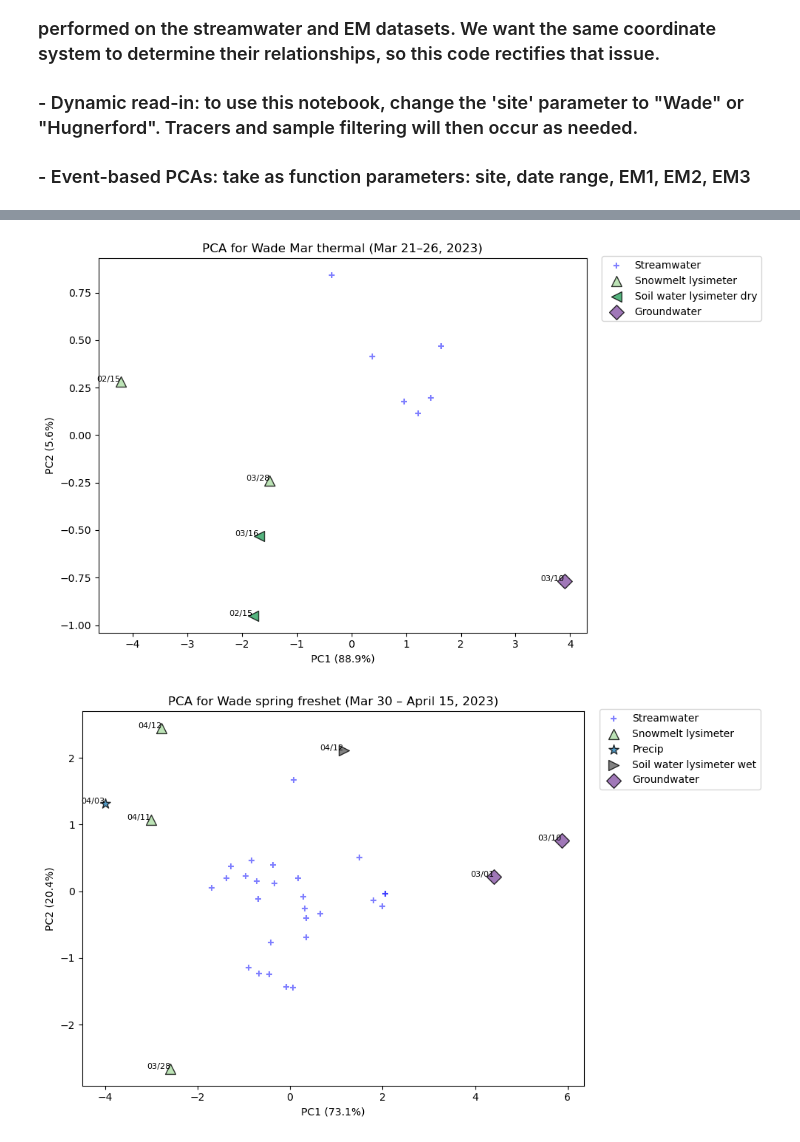
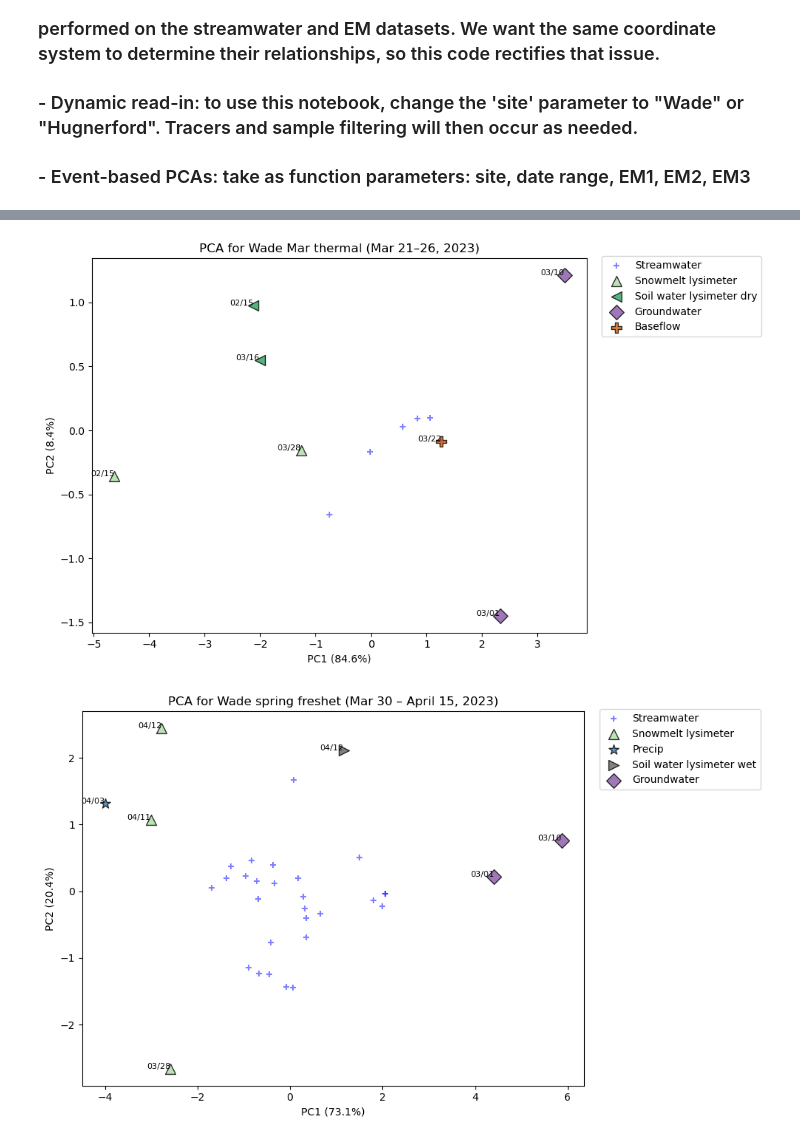
Before and after one commit to MeganEDuffy/EMMA, a Jupyter notebook: EMMA-single-PCA/Wade_Hungerford_2023_PCA_single-PCA-by-event.ipynb, the cells around one changed output, grey strips where cells are left out. Drawn from its saved outputs; the diff is of its cells as text; code cells hidden in the pictures.

Commit message:
ran all events with pca function looking good need refining em selection baseflow

```diff
--- a/EMMA-single-PCA/Wade_Hungerford_2023_PCA_single-PCA-by-event.ipynb
+++ b/EMMA-single-PCA/Wade_Hungerford_2023_PCA_single-PCA-by-event.ipynb
@@ -135,35 +135,119 @@ def plot_event_pca(
     plt.show()
 # %%
 # Load the full RI23 dataset
-df = pd.read_csv("isco_metadata/LCBP_RI_sample_index/RI23-IC-ICP-isotope-joined.csv")
+df = pd.read_csv("isco_metadata/LCBP_RI_sample_index/RI23-IC-ICP-isotope-toc-joined.csv")
 
-# Feb ROS event
+####################
+# Wade RI23 events #
+####################
+
+# Wade February ROS event
+# Endmembers:
+    # RI23-5018 Groundwater Bear Pond 03/10/23
+    # RI23-5006 Groundwater High Pond 03/01/23 (could be 03/10/23, doesn't really matter)
+    # RI23-5000 Soil water lysimeter dry 02/15/23
+    # RI23-5005 Snowmelt lysimeter 2/15
+    # RI23-1032 Baseflow (pre-event 2/17, really post event..)
+
 plot_event_pca(
     data=df,
     site="Wade",
     start_date="2023-02-14",
     end_date="2023-02-20",
-    endmember_ids=["RI23-5000", "RI23-5005", "RI23-5018", "RI23-5006"],
+    endmember_ids=["RI23-5018", "RI23-5006", "RI23-5000", "RI23-5005", "RI23-1032"],
     title="PCA for Wade Feb ROS (Feb 14–20, 2023)"
 )
 
-# March thermal event
+# Wade March thermal event
+# Endmembers:
+    # RI23-5018 Groundwater Bear Pond 03/10/23
+    # RI23-5006 Groundwater High Pond 03/01/23 (could be 03/10/23, doesn't really matter)
+    # RI23-5000 Soil water lysimeter dry 02/15/23
+    # RI23-5005 Snowmelt lysimeter 2/15
+    # RI23-5009 Soil water lysimeter dry 3/16
+    # RI23-1063 Snowmelt lysimeter 3/28
+    # RI23-1034 Baseflow 3/22
+
 plot_event_pca(
     data=df,
     site="Wade",
     start_date="2023-03-21",
     end_date="2023-03-26",
-    endmember_ids=["RI23-5000", "RI23-5005", "RI23-5018", "RI23-5009", "RI23-1063"],
+    endmember_ids=["RI23-5018", "RI23-5006", "RI23-5000", "RI23-5005",  "RI23-5009", "RI23-1063", "RI23-1034"],
     title="PCA for Wade Mar thermal (Mar 21–26, 2023)"
 )
 
-# Spring freshet
+# Wade spring freshet
+# Endmembers:
+    # RI23-5018 Groundwater Bear Pond 03/10/23
+    # RI23-5006 Groundwater High Pond 03/01/23 (could be 03/10/23, doesn't really matter)
+    # RI23-5010 Precip 04/10
+    # RI23-1098 Snowmelt lysimeter 4/11
+    # RI23-5011 Soil water lysimeter wet 4/12
+    # RI23-5012 Snowmelt lysimeter 4/12
+    # RI23-1063 Snowmelt lysimeter 3/28
+
 plot_event_pca(
     data=df,
     site="Wade",
     start_date="2023-03-30",
     end_date="2023-04-15",
-    endmember_ids=["RI23-5006", "RI23-5018", "RI23-5010", "RI23-1098", "RI23-5011", "RI23-5012", "RI23-1063"],
+    endmember_ids=["RI23-5018", "RI23-5006", "RI23-5010", "RI23-1098", "RI23-5011", "RI23-5012", "RI23-1063"],
     title="PCA for Wade spring freshet (Mar 30 – April 15, 2023)"
 )
+
+##########################
+# Hungerford RI23 events #
+##########################
+
+# Hungerford Feb ROS event
+# Endmembers:
+    # RI23-5008 Groundwater (Mark's well) 03/16/23
+    # RI23-1001 Baseflow 02/09/23
+    # RI23-5003 Soil water lysimter dry 02/15/23
+    # RI23-5002 Snowmelt lysimeter 02/15/23
+
+plot_event_pca(
+    data=df,
+    site="Hungerford",
+    start_date="2023-02-08",
+    end_date="2023-02-12",
+    endmember_ids=["RI23-5008", "RI23-1001", "RI23-5003", "RI23-5002"],
+    title="PCA for Hungerford Feb ROS (Feb 08–12, 2023)"
+)
+
+# Hungerford March thermal event
+# Endmembers:
+    # RI23-5008 Groundwater (Mark's well) 03/16/23
+    # RI23-1035 Baseflow 03/31/23
+    # RI23-5007 Soil water lysimeter dry 03/16/23
+    # RI23-1061 Snowmelt lysimeter 03/28/23
+
+plot_event_pca(
+    data=df,
+    site="Hungerford",
+    start_date="2023-03-21",
+    end_date="2023-03-26",
+    endmember_ids=["RI23-5008", "RI23-1035", "RI23-5007", "RI23-1061"],
+    title="PCA for Hungerford Mar thermal (Mar 21–26, 2023)"
+)
+
+# Hungerford spring freshet
+# Endmembers:
+    # RI23-5008 Groundwater (Mark's well) 03/16/23
+    # RI23-1085 Baseflow 03/31/23
+    # RI23-5013 Soil water lysimeter wet 04/12/23
+    # RI23-5014 Soil water lysimeter dry 04/12/23
+    # RI23-5016 Precip 04/13/23
+    # RI23-5017 Snowmelt lysimeter 04/12/23
+    # RI23-1061 Snowmelt lysimeter 03/28/23
+
+plot_event_pca(
+    data=df,
+    site="Hungerford",
+    start_date="2023-03-30",
+    end_date="2023-04-04",
+    endmember_ids=["RI23-5008", "RI23-1085", "RI23-5013", "RI23-5014", "RI23-5016", "RI23-5017", "RI23-1061"],
+    title="PCA for Hungerford spring freshet (Mar 30 – April 03, 2023)"
+)
 # %% [output]
@@ -171,2 +255,2 @@ plot_event_pca(
-[figure, old version]
+[figure, new version]
 [figure]
```
Also changed, not shown: parts of 1 cell of this notebook, 7 other files.
